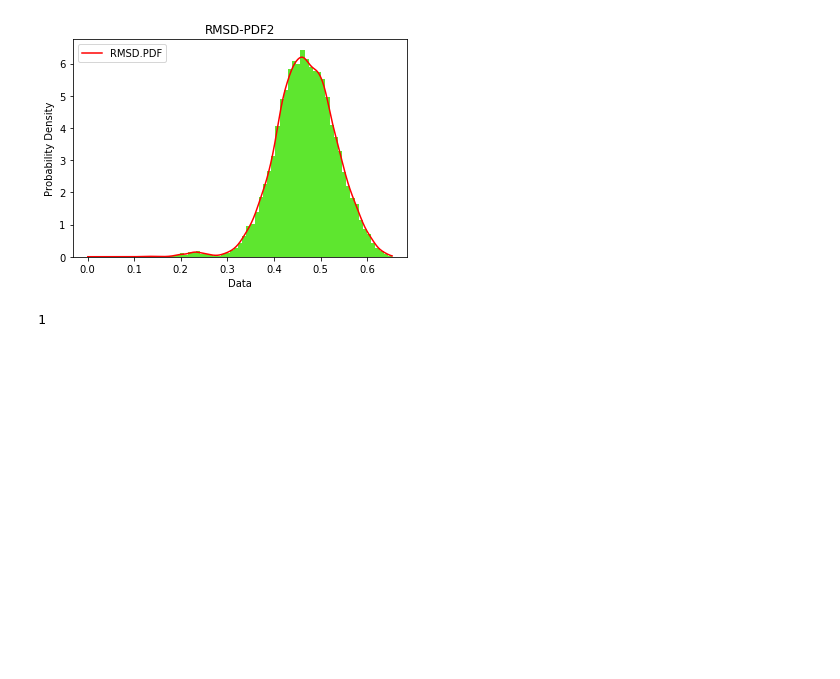
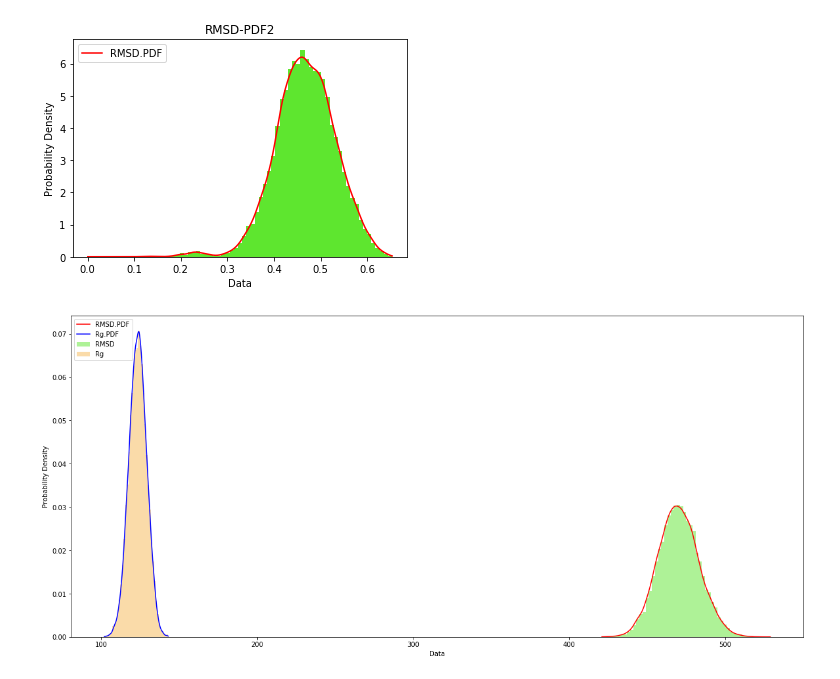
Before and after one commit to abeebyekeen/MLS_notebooks, a Jupyter notebook: KDE.ipynb, the cells around one changed output. Drawn from its saved outputs; the diff is of its cells as text; code cells hidden in the pictures; blank space fills up the shorter version.

```diff
--- a/KDE.ipynb
+++ b/KDE.ipynb
@@ -395,8 +395,77 @@ plt.savefig("RMSD-PDF2.png", dpi=300)
 [figure]
 [figure]
 [figure]
-# %%
-x, y = 1, 2
-print(x)
-# %% [output]
-1
+# %%
+import matplotlib.pyplot as plt
+import numpy as np
+import pandas as pd
+import scipy.stats as st
+%matplotlib inline
+
+# Load the data from the XY plot into lists for the X and Y values
+# time = [0, 1, 2, 3, 4, 5, 6, 7, 8, 9, 10]
+# rmsd = [0.2, 0.7, 0.9, 1.1, 1.3, 1.1, 1.7, 1.9, 2.1, 1.3, 2.5]
+
+# df = pd.read_csv("RMSData.csv")
+
+# rmsd = df.DataFrame()
+
+order_p1 = []
+order_p2 = []
+with open("Hbond_protein-water_Data.dat") as alldata:
+# with open("RMSData.dat") as alldata:
+    alldata_lines = alldata.readlines()
+    for line in alldata_lines:
+        data_point = str(line).split("\n")
+#         print(float(data_point[0]))
+        order_p1.append(float(data_point[0]))
+#         order_p1.append(float("{:.4f}".format(line[0])))
+
+with open("Hbond_protein-protein_Data.dat") as alldata:
+    alldata_lines = alldata.readlines()
+    for line in alldata_lines:
+        data_point = str(line).split("\n")
+#         print(float(data_point[0]))
+        order_p2.append(float(data_point[0]))
+#         order_p2.append(float("{:.4f}".format(line[0])))
+
+# graphed = ['order_p1', 'order_p2']
+plt.figure(figsize=(20, 9))
+
+plt.hist(order_p1, density=True, bins=54, label="RMSD", color='#4CE418', alpha=0.45)
+plt.hist(order_p2, density=True, bins=40, label="Rg", color='#F8C471', alpha=0.6)
+
+# order_p1
+# plt.hist(order_p1, bins=73)
+
+# Add labels to the X and Y axes
+plt.xlabel('RMSD (Å)')
+plt.ylabel('Count')
+
+# # Plot the pdf
+# mu, std = np.mean(order_p1), np.std(order_p1)
+# x = np.linspace(-5, 5, 100)
+# plt.plot(x, 1/(std * np.sqrt(2 * np.pi)) * np)
+
+# plt.style.use('ggplot')
+# Show the plot
+# plt.show()
+# mn, mx = plt.xlim()
+# plt.xlim(mn, mx)
+# kde_xs = np.linspace(min(order_p1), max(order_p1), 300)
+
+kde_xs = np.linspace(min(order_p1), max(order_p1), 300)
+kde = st.gaussian_kde(order_p1)
+plt.plot(kde_xs, kde.pdf(kde_xs), label="RMSD.PDF", color='r')
+plt.legend(loc="upper left")
+
+
+kde_xs = np.linspace(min(order_p2), max(order_p2), 300)
+kde = st.gaussian_kde(order_p2)
+plt.plot(kde_xs, kde.pdf(kde_xs), label="Rg.PDF", color='b')
+plt.legend(loc="upper left")
+plt.ylabel("Probability Density")
+plt.xlabel("Data");
+# plt.title("Histogram");
+# %% [output]
+[figure, added]
```
Also changed, not shown: 4 other files.
